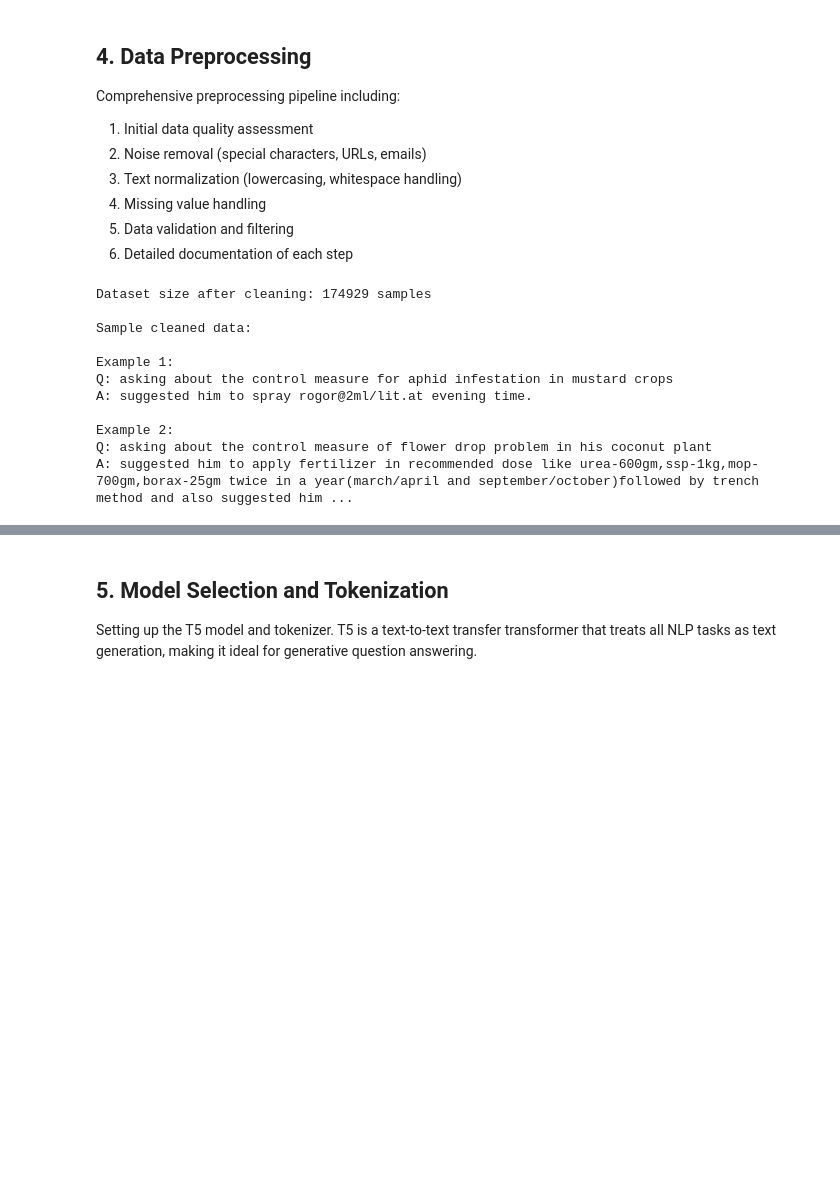
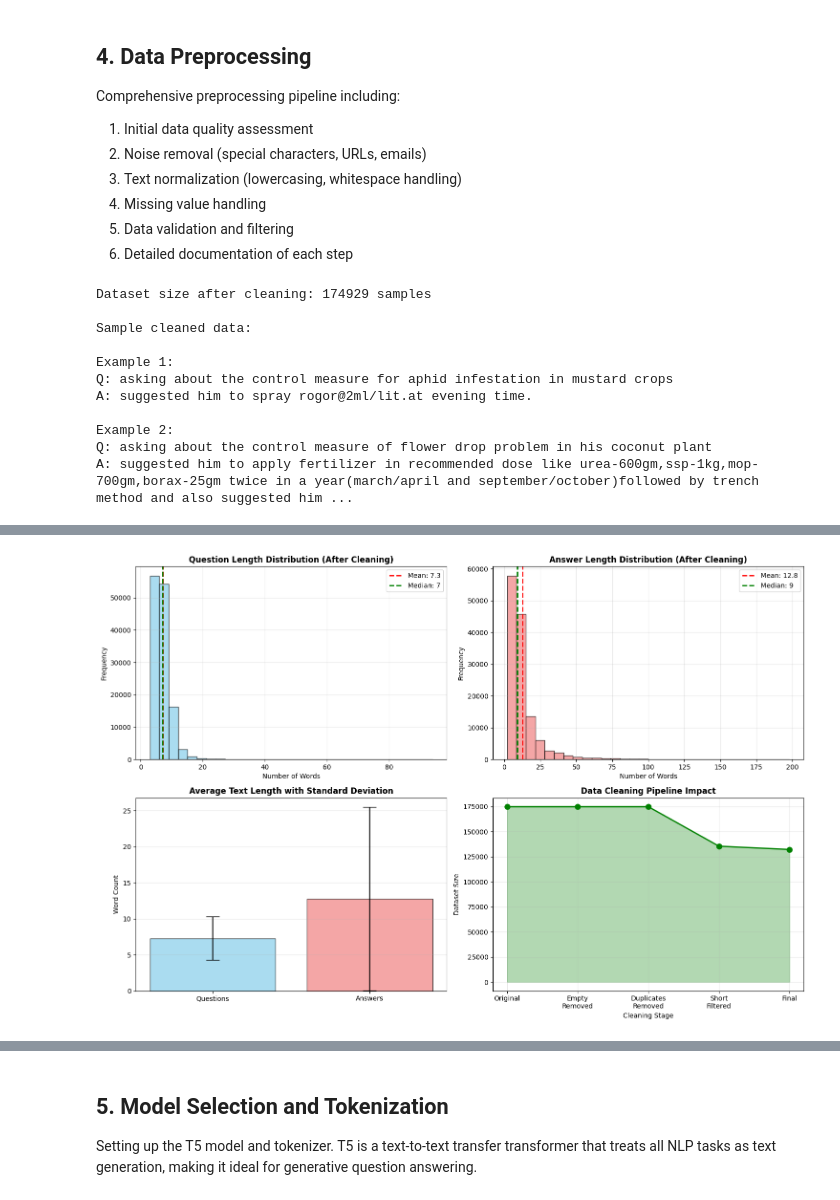
Before and after one commit to amuhirwa/SproutBot, a Jupyter notebook: notebook.ipynb, the cells around one changed output, grey strips where cells are left out. Saved outputs shown, nothing was run; the diff lists cells and outputs as text; code cells hidden in the pictures; blank space fills up the shorter version.

Commit message:
feat: improve preprocessing

```diff
--- a/notebook.ipynb
+++ b/notebook.ipynb
@@ -242,0 +483,80 @@ A: suggested him to apply fertilizer in recommended dose like urea-600gm,ssp-1kg
+# %%
+# Step 5: Preprocessing Impact Analysis
+print("\n" + "="*80)
+print("STEP 5: PREPROCESSING IMPACT ANALYSIS")
+print("="*80)
+
+# Calculate statistics on cleaned data
+print("\nCleaned Data Statistics:")
+print(f"  Average question length: {df['question_word_count'].mean():.2f} words")
+print(f"  Median question length: {df['question_word_count'].median():.0f} words")
+print(f"  Average answer length: {df['answer_word_count'].mean():.2f} words")
+print(f"  Median answer length: {df['answer_word_count'].median():.0f} words")
+
+# Visualize preprocessing impact
+fig, axes = plt.subplots(2, 2, figsize=(15, 10))
+
+# Question length after cleaning
+axes[0, 0].hist(df['question_word_count'], bins=30, color='skyblue', edgecolor='black', alpha=0.7)
+axes[0, 0].axvline(df['question_word_count'].mean(), color='red', linestyle='--', linewidth=2, label=f'Mean: {df["question_word_count"].mean():.1f}')
+axes[0, 0].axvline(df['question_word_count'].median(), color='green', linestyle='--', linewidth=2, label=f'Median: {df["question_word_count"].median():.0f}')
+axes[0, 0].set_title('Question Length Distribution (After Cleaning)', fontsize=12, fontweight='bold')
+axes[0, 0].set_xlabel('Number of Words')
+axes[0, 0].set_ylabel('Frequency')
+axes[0, 0].legend()
+axes[0, 0].grid(True, alpha=0.3)
+
+# Answer length after cleaning
+axes[0, 1].hist(df['answer_word_count'], bins=30, color='lightcoral', edgecolor='black', alpha=0.7)
+axes[0, 1].axvline(df['answer_word_count'].mean(), color='red', linestyle='--', linewidth=2, label=f'Mean: {df["answer_word_count"].mean():.1f}')
+axes[0, 1].axvline(df['answer_word_count'].median(), color='green', linestyle='--', linewidth=2, label=f'Median: {df["answer_word_count"].median():.0f}')
+axes[0, 1].set_title('Answer Length Distribution (After Cleaning)', fontsize=12, fontweight='bold')
+axes[0, 1].set_xlabel('Number of Words')
+axes[0, 1].set_ylabel('Frequency')
+axes[0, 1].legend()
+axes[0, 1].grid(True, alpha=0.3)
+
+# Sample quality distribution
+quality_labels = ['Questions', 'Answers']
+mean_lengths = [df['question_word_count'].mean(), df['answer_word_count'].mean()]
+std_lengths = [df['question_word_count'].std(), df['answer_word_count'].std()]
+
+x_pos = np.arange(len(quality_labels))
+axes[1, 0].bar(x_pos, mean_lengths, yerr=std_lengths, color=['skyblue', 'lightcoral'],
+               edgecolor='black', capsize=10, alpha=0.7)
+axes[1, 0].set_xticks(x_pos)
+axes[1, 0].set_xticklabels(quality_labels)
+axes[1, 0].set_title('Average Text Length with Standard Deviation', fontsize=12, fontweight='bold')
+axes[1, 0].set_ylabel('Word Count')
+axes[1, 0].grid(True, alpha=0.3, axis='y')
+
+# Data quality metrics
+cleaning_stages = ['Original', 'Empty\nRemoved', 'Duplicates\nRemoved', 'Short\nFiltered', 'Final']
+data_sizes = [original_size, original_size - 0, before_dedup, before_short, len(df)]  # Simplified for visualization
+
+axes[1, 1].plot(cleaning_stages, data_sizes, marker='o', linewidth=2, markersize=8, color='green')
+axes[1, 1].fill_between(range(len(cleaning_stages)), data_sizes, alpha=0.3, color='green')
+axes[1, 1].set_title('Data Cleaning Pipeline Impact', fontsize=12, fontweight='bold')
+axes[1, 1].set_xlabel('Cleaning Stage')
+axes[1, 1].set_ylabel('Dataset Size')
+axes[1, 1].grid(True, alpha=0.3)
+
+plt.tight_layout()
+plt.show()
+
+print("\n" + "="*80)
+print("PREPROCESSING SUMMARY")
+print("="*80)
+print(f"\nData Quality Improvements:")
+print(f"  - Removed noise (URLs, emails, special characters)")
+print(f"  - Normalized whitespace and punctuation")
+print(f"  - Standardized agricultural terminology")
+print(f"  - Filtered out low-quality samples")
+print(f"  - Removed duplicates")
+print(f"\nFinal Dataset:")
+print(f"  - Total samples: {len(df)}")
+print(f"  - Average question length: {df['question_word_count'].mean():.2f} words")
+print(f"  - Average answer length: {df['answer_word_count'].mean():.2f} words")
+print(f"  - Data quality: High (cleaned and validated)")
+print("="*80)
+# %% [output]
@@ -242,0 +572 @@ A: suggested him to apply fertilizer in recommended dose like urea-600gm,ssp-1kg
+[figure, added]
```
Also changed, not shown: parts of 8 cells of this notebook.
